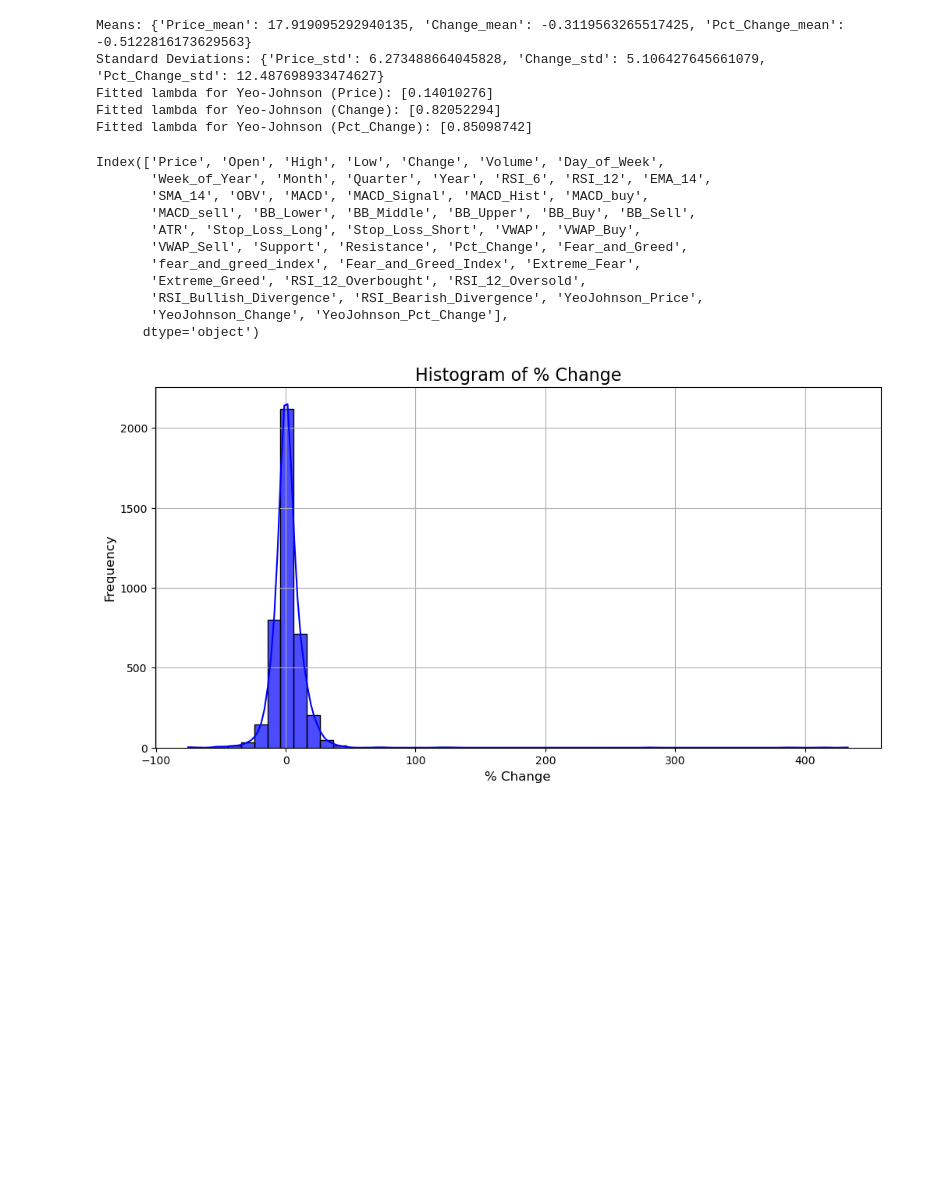
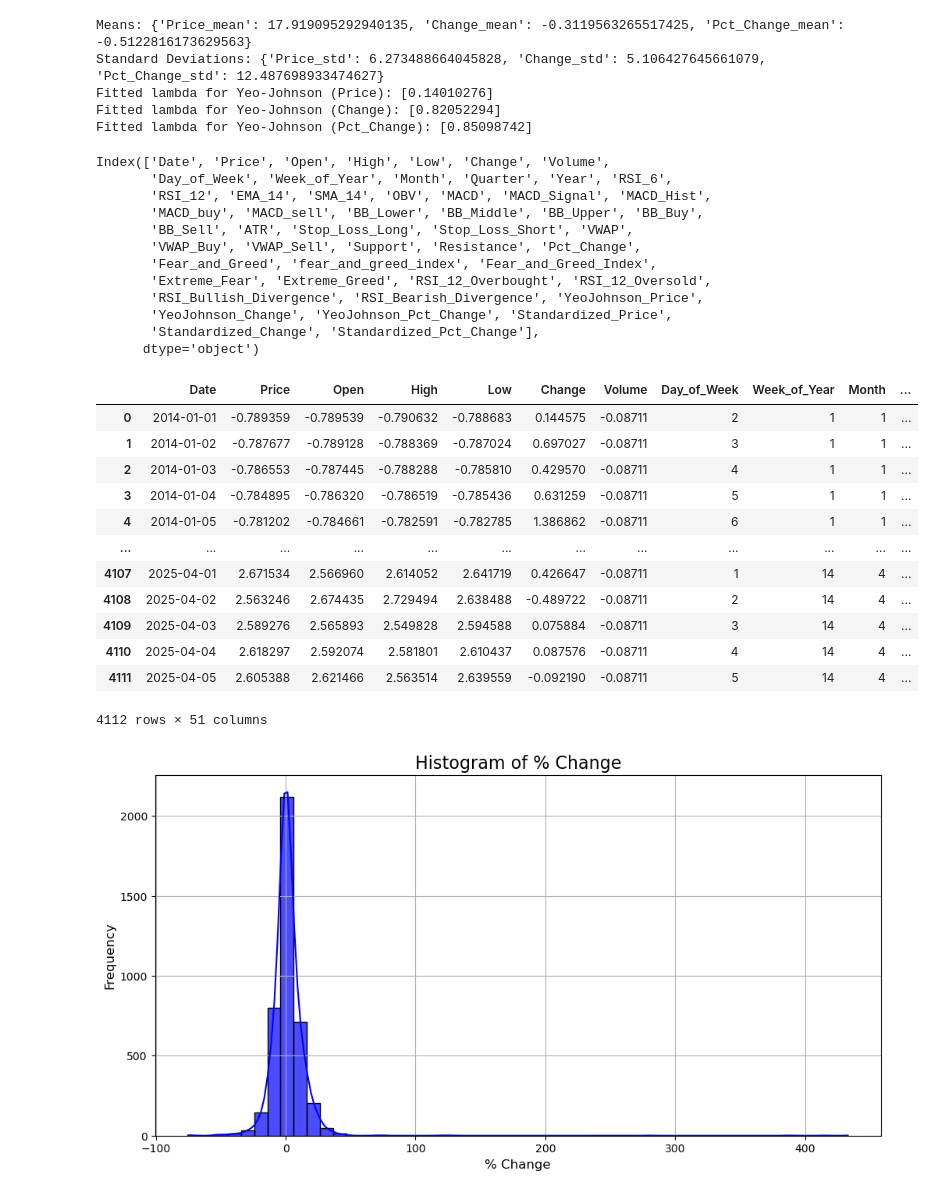
Before and after one commit to ArthurChan-1111/Bitcoin_prediction, a Jupyter notebook: Master_dataset.ipynb, the cells around one changed output. Drawn from its saved outputs; the diff is of its cells as text; code cells hidden in the pictures; blank space fills up the shorter version.

```diff
--- a/Master_dataset.ipynb
+++ b/Master_dataset.ipynb
@@ -444,44 +444,58 @@ Fitted lambda for Yeo-Johnson (Change): [0.82052294]
 Fitted lambda for Yeo-Johnson (Pct_Change): [0.85098742]
 # %%
 numerical_variable = btc_data.select_dtypes(include=['number'])
-numerical_variable.columns
+btc_data.columns
 # %% [output]
-Index(['Price', 'Open', 'High', 'Low', 'Change', 'Volume', 'Day_of_Week',
-       'Week_of_Year', 'Month', 'Quarter', 'Year', 'RSI_6', 'RSI_12', 'EMA_14',
-       'SMA_14', 'OBV', 'MACD', 'MACD_Signal', 'MACD_Hist', 'MACD_buy',
-       'MACD_sell', 'BB_Lower', 'BB_Middle', 'BB_Upper', 'BB_Buy', 'BB_Sell',
-       'ATR', 'Stop_Loss_Long', 'Stop_Loss_Short', 'VWAP', 'VWAP_Buy',
-       'VWAP_Sell', 'Support', 'Resistance', 'Pct_Change', 'Fear_and_Greed',
-       'fear_and_greed_index', 'Fear_and_Greed_Index', 'Extreme_Fear',
-       'Extreme_Greed', 'RSI_12_Overbought', 'RSI_12_Oversold',
+Index(['Date', 'Price', 'Open', 'High', 'Low', 'Change', 'Volume',
+       'Day_of_Week', 'Week_of_Year', 'Month', 'Quarter', 'Year', 'RSI_6',
+       'RSI_12', 'EMA_14', 'SMA_14', 'OBV', 'MACD', 'MACD_Signal', 'MACD_Hist',
+       'MACD_buy', 'MACD_sell', 'BB_Lower', 'BB_Middle', 'BB_Upper', 'BB_Buy',
+       'BB_Sell', 'ATR', 'Stop_Loss_Long', 'Stop_Loss_Short', 'VWAP',
+       'VWAP_Buy', 'VWAP_Sell', 'Support', 'Resistance', 'Pct_Change',
+       'Fear_and_Greed', 'fear_and_greed_index', 'Fear_and_Greed_Index',
+       'Extreme_Fear', 'Extreme_Greed', 'RSI_12_Overbought', 'RSI_12_Oversold',
        'RSI_Bullish_Divergence', 'RSI_Bearish_Divergence', 'YeoJohnson_Price',
-       'YeoJohnson_Change', 'YeoJohnson_Pct_Change'],
+       'YeoJohnson_Change', 'YeoJohnson_Pct_Change', 'Standardized_Price',
+       'Standardized_Change', 'Standardized_Pct_Change'],
       dtype='object')
 # %%
 #Standardize all numeric variable
 from sklearn.preprocessing import StandardScaler
 
 # Initialize the StandardScaler
 standard_scaler = StandardScaler()
 
 # List of features for scaling
 numeric_features = ['Price', 'Open', 'High', 'Low', 'Change', 'Volume', 'RSI_6', 'RSI_12', 'EMA_14',
        'SMA_14', 'OBV', 'MACD', 'MACD_Signal', 'MACD_Hist',
        'BB_Lower', 'BB_Middle', 'BB_Upper',
-       'ATR', 'Stop_Loss_Long', 'Stop_Loss_Short', 'VWAP', 'Support', 'Resistance', 'Pct_Change', 'Fear_and_Greed',
-       'fear_and_greed_index', 'Fear_and_Greed_Index', 'Extreme_Fear',
-       'Extreme_Greed', 'RSI_12_Overbought', 'RSI_12_Oversold',
-       'RSI_Bullish_Divergence', 'RSI_Bearish_Divergence', 'YeoJohnson_Price',
-       'YeoJohnson_Change', 'YeoJohnson_Pct_Change']
+       'ATR', 'Stop_Loss_Long', 'Stop_Loss_Short', 'VWAP', 'Support', 'Resistance', 'Pct_Change', 'Fear_and_Greed_Index',
+                    'YeoJohnson_Price', 'YeoJohnson_Change', 'YeoJohnson_Pct_Change']
 
-
-# Fit the scaler and transform the selected numeric features
+# Fit and transform only the numeric features
 scaled_features = standard_scaler.fit_transform(btc_data[numeric_features])
 
-# Replace the scaled columns in the original DataFrame without changing the column order
-btc_data[numeric_features] = scaled_features
+# Create a new DataFrame for scaled data
+scaled_btc_data = btc_data.copy()  # Copy original DataFrame
 
-btc_data.tail()
+# Replace numeric columns in the new DataFrame with scaled values
+scaled_btc_data[numeric_features] = scaled_features
+
+scaled_btc_data
+# %% [output]
+|  | Date | Price | Open | High | Low | Change | Volume | Day_of_Week | Week_of_Year | Month | ... |
+| 0 | 2014-01-01 | -0.789359 | -0.789539 | -0.790632 | -0.788683 | 0.144575 | -0.08711 | 2 | 1 | 1 | ... |
+| 1 | 2014-01-02 | -0.787677 | -0.789128 | -0.788369 | -0.787024 | 0.697027 | -0.08711 | 3 | 1 | 1 | ... |
+| 2 | 2014-01-03 | -0.786553 | -0.787445 | -0.788288 | -0.785810 | 0.429570 | -0.08711 | 4 | 1 | 1 | ... |
+| 3 | 2014-01-04 | -0.784895 | -0.786320 | -0.786519 | -0.785436 | 0.631259 | -0.08711 | 5 | 1 | 1 | ... |
+| 4 | 2014-01-05 | -0.781202 | -0.784661 | -0.782591 | -0.782785 | 1.386862 | -0.08711 | 6 | 1 | 1 | ... |
+| ... | ... | ... | ... | ... | ... | ... | ... | ... | ... | ... | ... |
+| 4107 | 2025-04-01 | 2.671534 | 2.566960 | 2.614052 | 2.641719 | 0.426647 | -0.08711 | 1 | 14 | 4 | ... |
+| 4108 | 2025-04-02 | 2.563246 | 2.674435 | 2.729494 | 2.638488 | -0.489722 | -0.08711 | 2 | 14 | 4 | ... |
+| 4109 | 2025-04-03 | 2.589276 | 2.565893 | 2.549828 | 2.594588 | 0.075884 | -0.08711 | 3 | 14 | 4 | ... |
+| 4110 | 2025-04-04 | 2.618297 | 2.592074 | 2.581801 | 2.610437 | 0.087576 | -0.08711 | 4 | 14 | 4 | ... |
+| 4111 | 2025-04-05 | 2.605388 | 2.621466 | 2.563514 | 2.639559 | -0.092190 | -0.08711 | 5 | 14 | 4 | ... |
+4112 rows × 51 columns
 # %%
 import matplotlib.pyplot as plt
 import seaborn as sns
```
